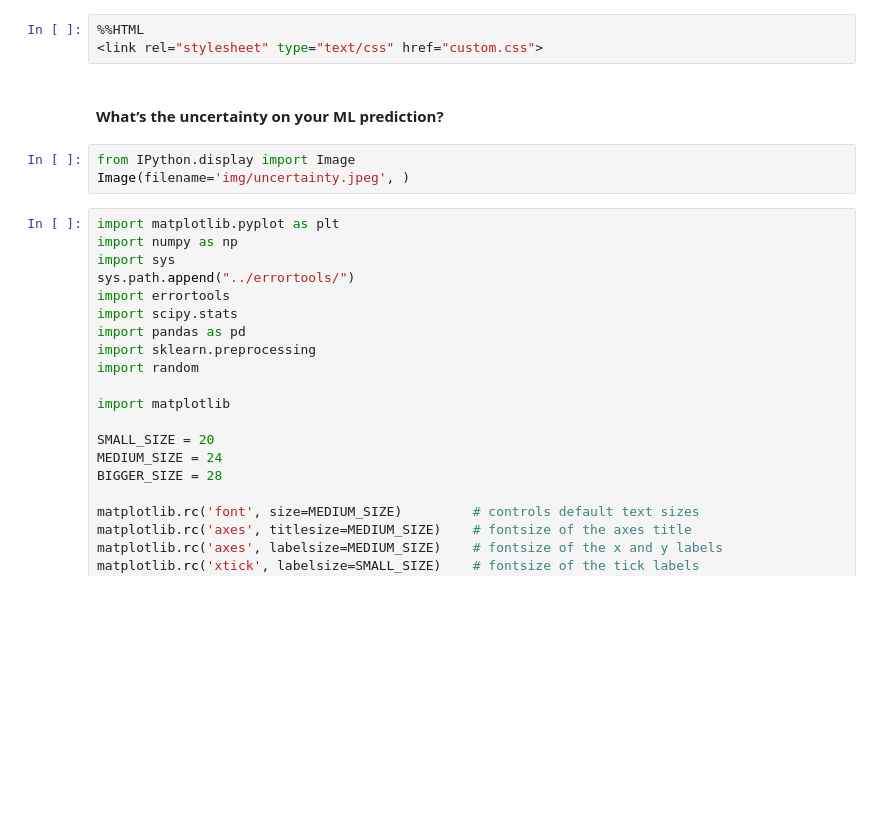
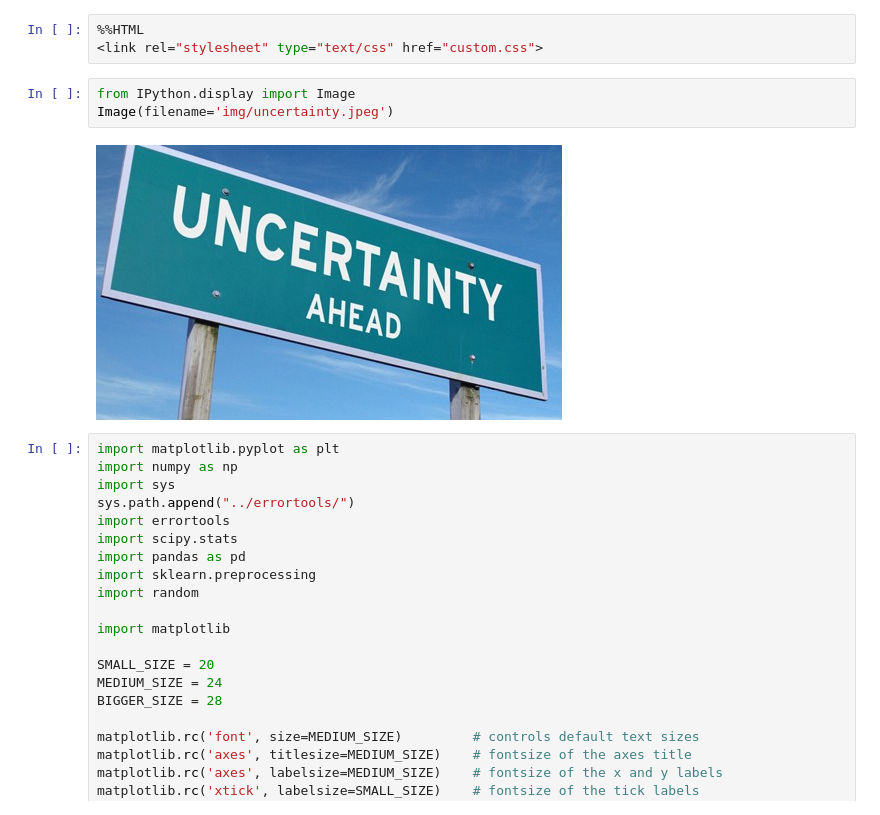
Before and after one commit to faab5/errortools, a Jupyter notebook: notebooks/PyData presentation 11-05-2019.ipynb, the cells around one changed output. Saved outputs shown, nothing was run; the diff lists cells and outputs as text; blank space fills up the shorter version.

```diff
--- a/notebooks/PyData presentation 11-05-2019.ipynb
+++ b/notebooks/PyData presentation 11-05-2019.ipynb
@@ -1,11 +1,11 @@
 # %%
 %%HTML
 <link rel="stylesheet" type="text/css" href="custom.css">
-# %% [markdown]
-#### What’s the uncertainty on your ML prediction?
 # %%
 from IPython.display import Image
-Image(filename='img/uncertainty.jpeg', )
+Image(filename='img/uncertainty.jpeg')
+# %% [output]
+[figure, added]
 # %%
 import matplotlib.pyplot as plt
 import numpy as np
```
Also changed, not shown: parts of 67 cells of this notebook.
